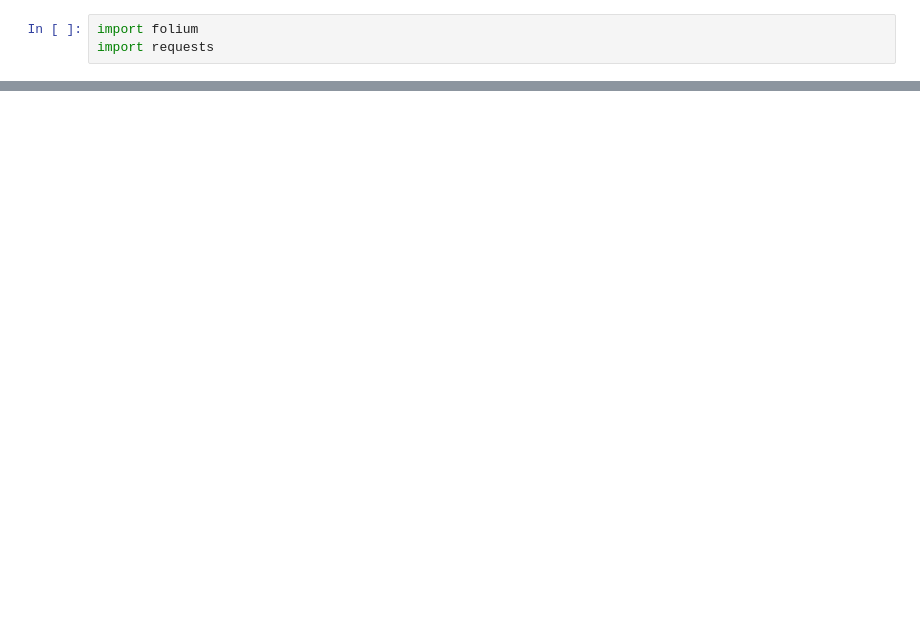
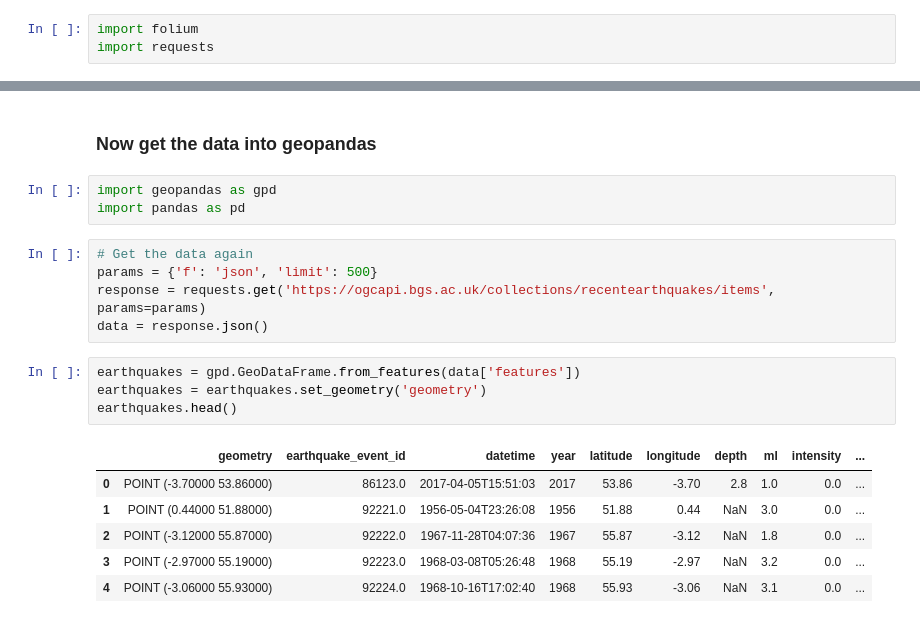
Before and after one commit to BritishGeologicalSurvey/BGS-API-Documentation, a Jupyter notebook: notebooks/cql-demo.ipynb, the cells around one changed output, grey strips where cells are left out. Cells and saved outputs as stored; diff of their text form; blank space fills up the shorter version.

Commit message:
Refine map and use geopandas

```diff
--- a/notebooks/cql-demo.ipynb
+++ b/notebooks/cql-demo.ipynb
@@ -24,3 +51,24 @@ folium.GeoJson(
 m
 # %% [output]
 [interactive output not drawn]
+# %% [markdown]
+### Now get the data into geopandas
+# %%
+import geopandas as gpd
+import pandas as pd
+# %%
+# Get the data again
+params = {'f': 'json', 'limit': 500}
+response = requests.get('https://ogcapi.bgs.ac.uk/collections/recentearthquakes/items', params=params)
+data = response.json()
+# %%
+earthquakes = gpd.GeoDataFrame.from_features(data['features'])
+earthquakes = earthquakes.set_geometry('geometry')
+earthquakes.head()
+# %% [output]
+|  | geometry | earthquake_event_id | datetime | year | latitude | longitude | depth | ml | intensity | ... |
+| 0 | POINT (-3.70000 53.86000) | 86123.0 | 2017-04-05T15:51:03 | 2017 | 53.86 | -3.70 | 2.8 | 1.0 | 0.0 | ... |
+| 1 | POINT (0.44000 51.88000) | 92221.0 | 1956-05-04T23:26:08 | 1956 | 51.88 | 0.44 | NaN | 3.0 | 0.0 | ... |
+| 2 | POINT (-3.12000 55.87000) | 92222.0 | 1967-11-28T04:07:36 | 1967 | 55.87 | -3.12 | NaN | 1.8 | 0.0 | ... |
+| 3 | POINT (-2.97000 55.19000) | 92223.0 | 1968-03-08T05:26:48 | 1968 | 55.19 | -2.97 | NaN | 3.2 | 0.0 | ... |
+| 4 | POINT (-3.06000 55.93000) | 92224.0 | 1968-10-16T17:02:40 | 1968 | 55.93 | -3.06 | NaN | 3.1 | 0.0 | ... |
```
Also changed, not shown: parts of 20 cells of this notebook.
